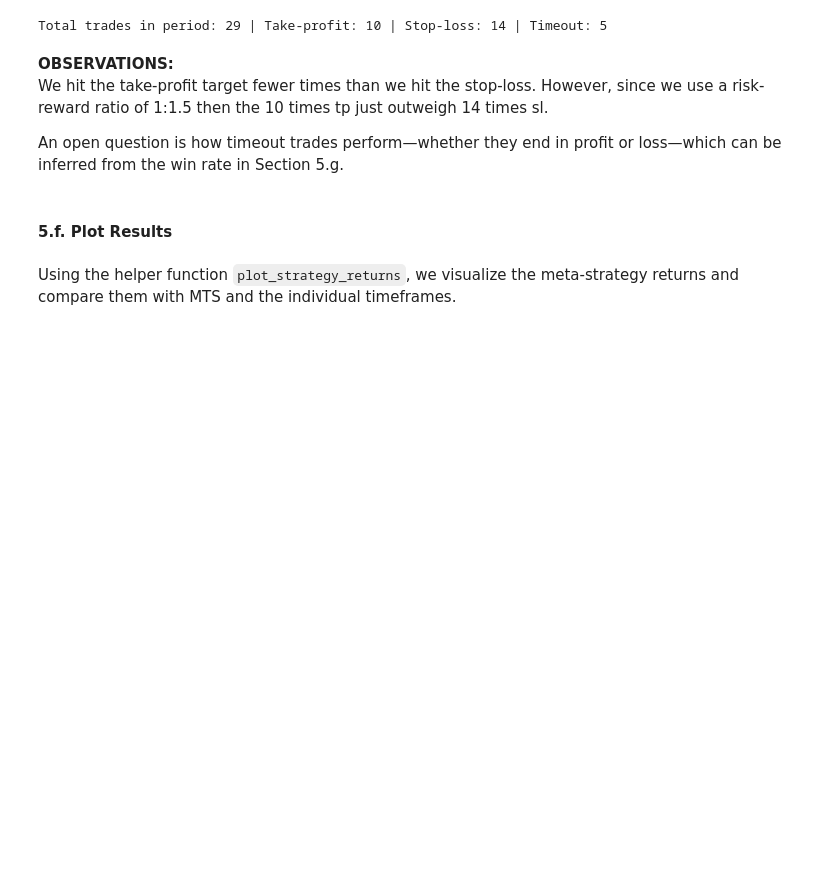
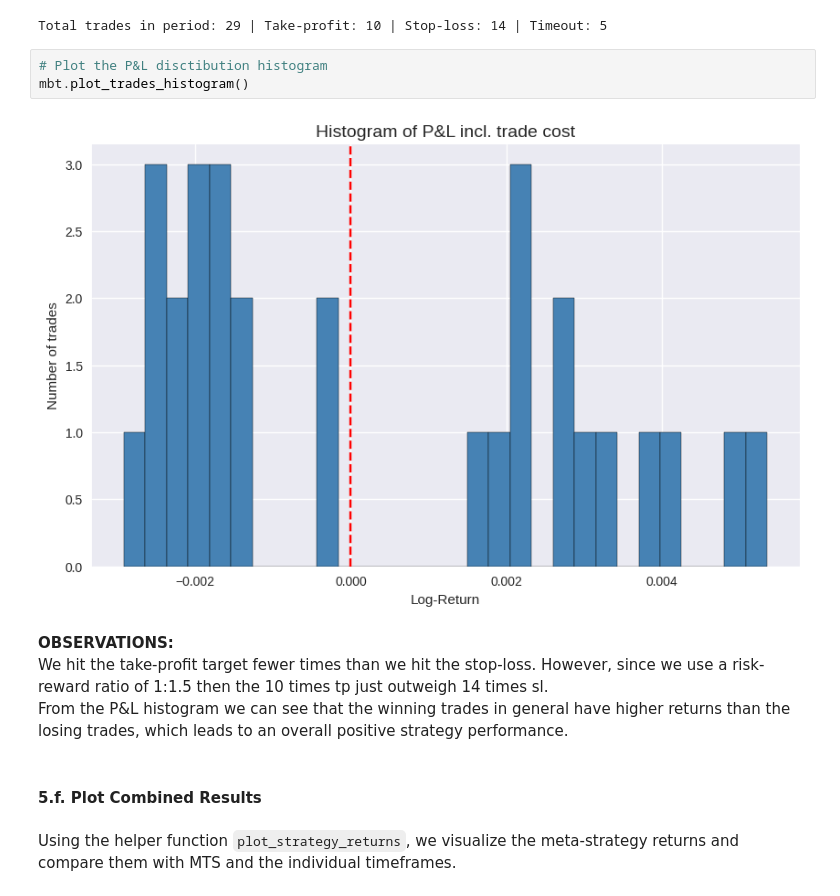
Before and after one commit to mortenrosenloev/CPF_Final_Project, a Jupyter notebook: CPF_Final_Project.ipynb, the cells around one changed output. Cells and saved outputs as stored; diff of their text form; blank space fills up the shorter version.

```diff
--- a/CPF_Final_Project.ipynb
+++ b/CPF_Final_Project.ipynb
@@ -834,13 +834,17 @@ print(
 )
 # %% [output]
 Total trades in period: 29 | Take-profit: 10 | Stop-loss: 14 | Timeout: 5
+# %%
+# Plot the P&L disctibution histogram
+mbt.plot_trades_histogram()
+# %% [output]
+[figure, added]
 # %% [markdown]
 **OBSERVATIONS:**
 We hit the take-profit target fewer times than we hit the stop-loss. However, since we use a risk-reward ratio of 1:1.5 then the 10 times tp just outweigh 14 times sl.
-
-An open question is how timeout trades perform—whether they end in profit or loss—which can be inferred from the win rate in Section 5.g.
+From the P&L histogram we can see that the winning trades in general have higher returns than the losing trades, which leads to an overall positive strategy performance.
 # %% [markdown]
-#### 5.f. Plot Results
+#### 5.f. Plot Combined Results
 # %% [markdown]
 Using the helper function `plot_strategy_returns`, we visualize the meta-strategy returns and compare them with MTS and the individual timeframes.
 # %%
```
Also changed, not shown: parts of 2 cells of this notebook.
